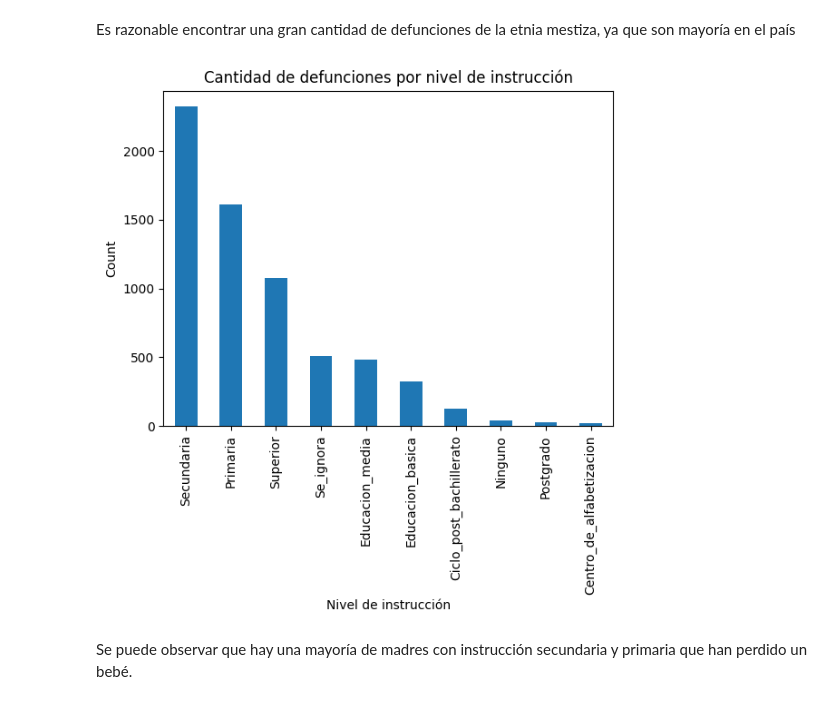
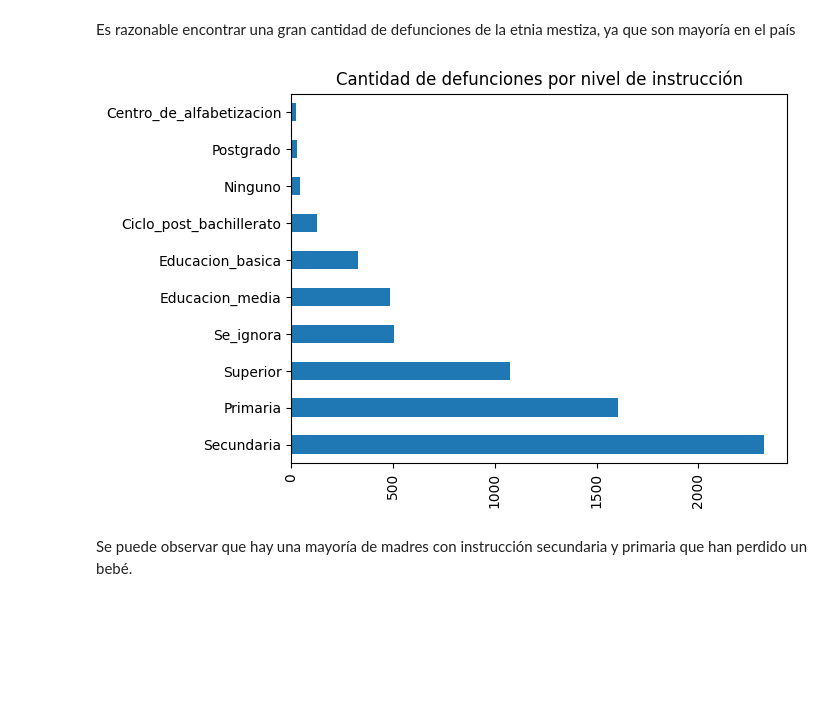
Before and after one commit to SAULIZA/Proyecto, a Jupyter notebook: Proyecto_defuncion_nacimiento.ipynb, the cells around one changed output. Cells and saved outputs as stored; diff of their text form; code cells hidden in the pictures; blank space fills up the shorter version.

```diff
--- a/Proyecto_defuncion_nacimiento.ipynb
+++ b/Proyecto_defuncion_nacimiento.ipynb
@@ -1201,13 +1252,11 @@ plt.show()
 # %% [markdown]
 Es razonable encontrar una gran cantidad de defunciones de la etnia mestiza, ya que son mayoría en el país
 # %%
-dfDefunc["niv_inst"].value_counts().plot(kind="bar")
-plt.xlabel("Nivel de instrucción")
+dfDefunc["niv_inst"].value_counts().plot(kind="barh")
 plt.title("Cantidad de defunciones por nivel de instrucción")
 plt.xticks(rotation=90)
-plt.ylabel("Count")
 plt.show()
 # %% [output]
-[figure, old version]
+[figure, new version]
 # %% [markdown]
 Se puede observar que hay una mayoría de madres con instrucción secundaria y primaria que han perdido un bebé.
```
Also changed, not shown: parts of 30 cells of this notebook.
